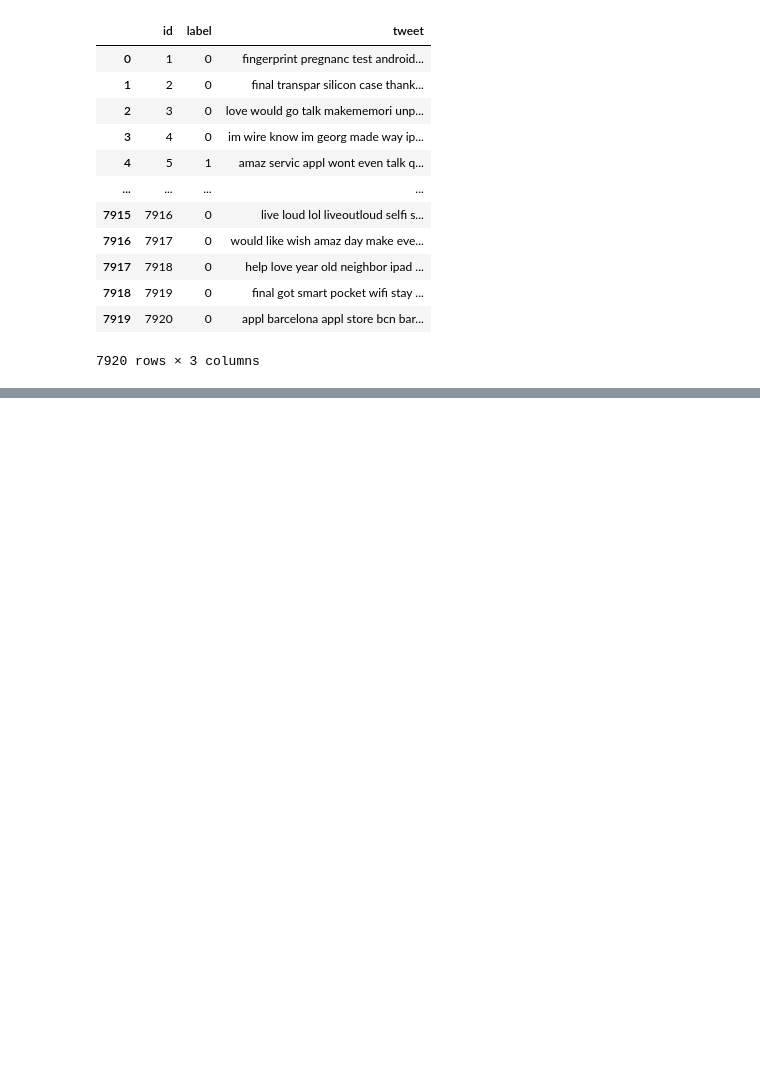
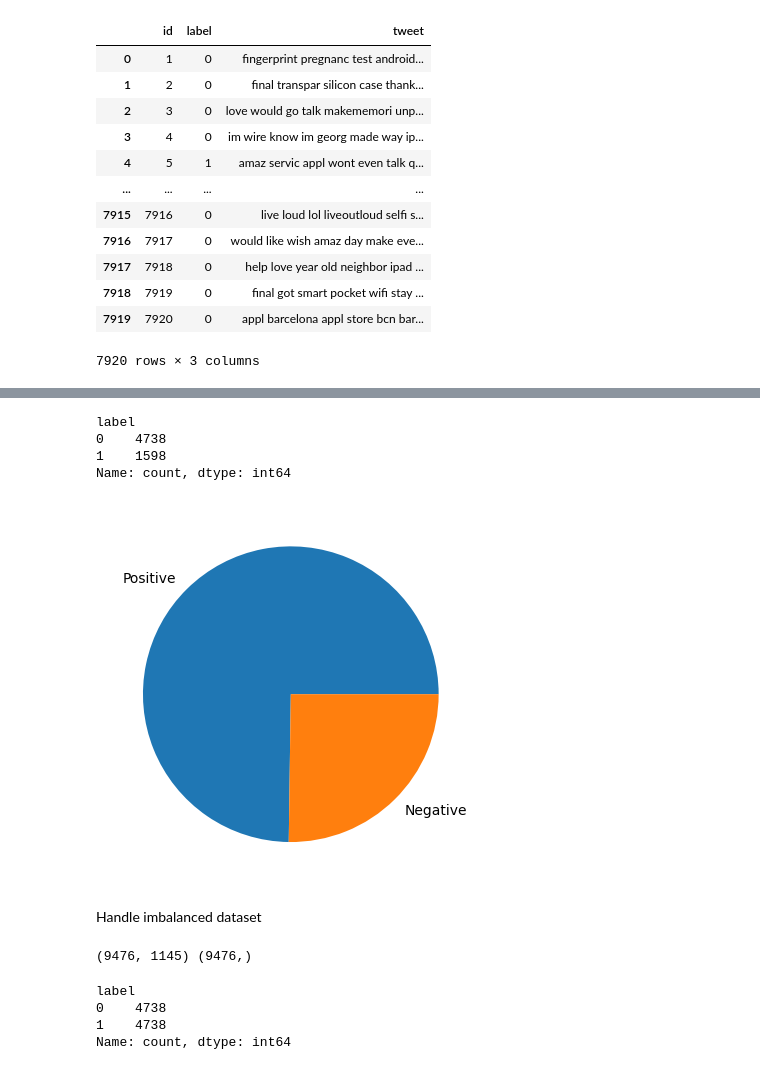
Before and after one commit to anupaisuru/ML-Sentiment-Analysis, a Jupyter notebook: notebooks/01.load_dataset.ipynb, the cells around one changed output, grey strips where cells are left out. Cells and saved outputs as stored; diff of their text form; code cells hidden in the pictures; blank space fills up the shorter version.

Commit message:
done Model Building and Evaluation

```diff
--- a/notebooks/01.load_dataset.ipynb
+++ b/notebooks/01.load_dataset.ipynb
@@ -240,0 +277,6 @@ data
+# %%
+x = data['tweet']
+y = data['label']
+# %%
+from sklearn.model_selection import train_test_split
+x_train, x_test, y_train, y_test = train_test_split(x, y, test_size=0.2)
@@ -240,0 +348,28 @@ data
+# %%
+y_train.value_counts()
+# %% [output]
+label
+0    4738
+1    1598
+Name: count, dtype: int64
+# %%
+plt.pie(np.array([y_train.value_counts()[0], y_train.value_counts()[1]]), labels=['Positive', 'Negative'])
+plt.show()
+# %% [output]
+[figure, added]
+# %% [markdown]
+Handle imbalanced dataset
+# %%
+from imblearn.over_sampling import SMOTE
+smote = SMOTE()
+vectorized_x_train_smote, y_train_smote = smote.fit_resample(vectorized_x_train, y_train)
+print(vectorized_x_train_smote.shape, y_train_smote.shape)
+# %% [output]
+(9476, 1145) (9476,)
+# %%
+y_train_smote.value_counts()
+# %% [output]
+label
+0    4738
+1    4738
+Name: count, dtype: int64
```
Also changed, not shown: parts of 44 cells of this notebook, 2 other files.
